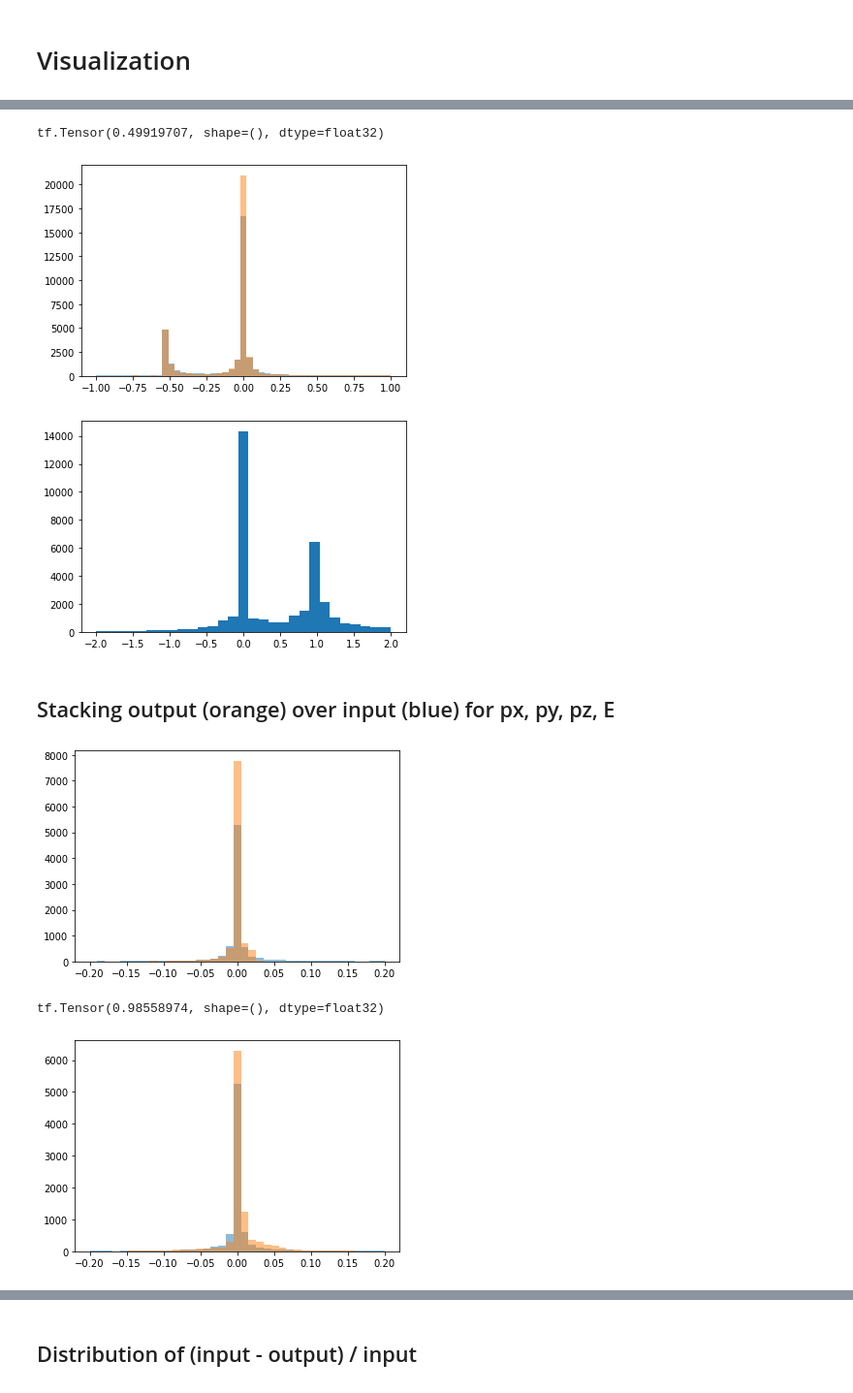
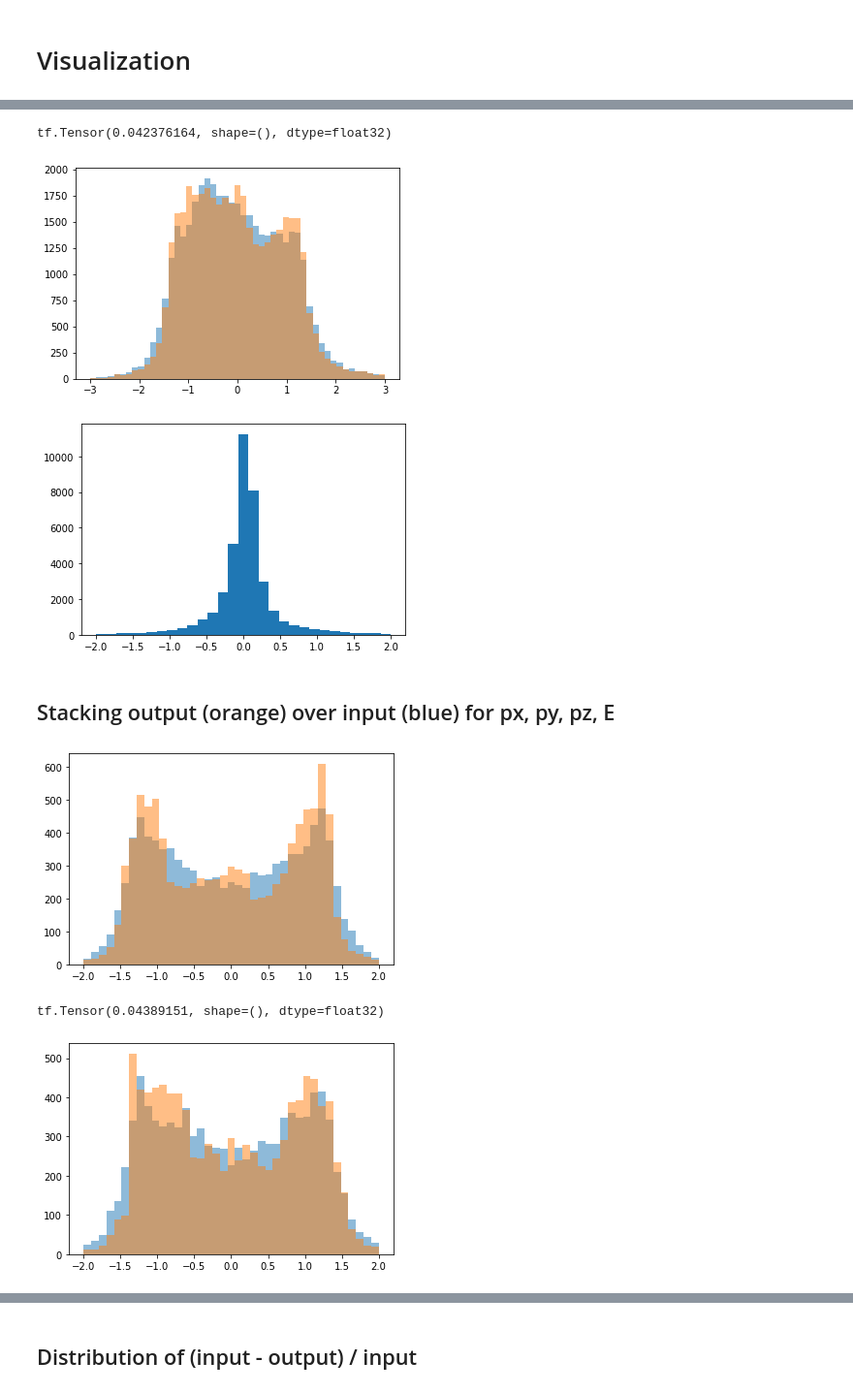
Before and after one commit to stsan9/AnomalyDetection4Jets, a Jupyter notebook: code/AE.ipynb, the cells around one changed output, grey strips where cells are left out. Shown: that part at 97% size. Drawn from its saved outputs; the diff is of its cells as text; code cells hidden in the pictures.

```diff
--- a/code/AE.ipynb
+++ b/code/AE.ipynb
@@ -9,7 +9,7 @@ import math
 # %% [markdown]
 # Pre processing
 # %%
-path = '/anomalyvol/data/jet_ver/bb1_ae_input.h5'
+path = '/anomalyvol/data/jet_ver/bb1_ae_input_leading2.h5'  # just leading 2 tags for each event
 # %%
 chunk_size = 100000
 total_size = 1000000 # 1 mil max
@@ -31,8 +31,8 @@ data = next(gen)
 for i in range(total_size // chunk_size - 1):
     data.append(next(gen))
 # %%
-# loaded_data = data
-data = loaded_data
+loaded_data = data
+# data = loaded_data
 # %%
 loaded_data
 # %% [output]
@@ -222,7 +222,7 @@ predictions = vae.predict(x_test)
 p = vae.predict(x_train)
 print(mse(p, x_train))
 # %% [output]
-tf.Tensor(0.49919707, shape=(), dtype=float32)
+tf.Tensor(0.042376164, shape=(), dtype=float32)
 # %%
 distr = (x_test - predictions) / x_test
 # %%
@@ -241,41 +241,41 @@ overall_pred = K.flatten(predictions)
 overall_input = K.flatten(x_test)
 # %%
 # overall pred vs input
-bins = np.linspace(-1, 1, 50)
+bins = np.linspace(-3, 3, 50)
 plt.hist(overall_input, bins=bins,alpha=0.5)
 plt.hist(overall_pred, bins=bins,alpha=0.5)
 plt.show()
 # %% [output]
-[figure, old version]
+[figure, new version]
 # %%
 # overall distr
 bins = np.linspace(-2, 2, 30)
 plt.hist(overall_distr, bins=bins)
 plt.show()
 # %% [output]
-[figure, old version]
+[figure, new version]
 # %% [markdown]
 ## Stacking output (orange) over input (blue) for px, py, pz, E
 # %%
 # px
-bins = np.linspace(-0.2, 0.2, 40)
+bins = np.linspace(-2, 2, 40)
 plt.hist(px, bins=bins,alpha=0.5)
 plt.hist(px_pred, bins=bins,alpha=0.5)
 plt.show()
 # %% [output]
-[figure, old version]
+[figure, new version]
 # %%
 print(mse(px,px_pred))
 # %% [output]
-tf.Tensor(0.98558974, shape=(), dtype=float32)
+tf.Tensor(0.04389151, shape=(), dtype=float32)
 # %%
 # py
-bins = np.linspace(-0.2, 0.2, 40)
+bins = np.linspace(-2, 2, 40)
 plt.hist(py, bins=bins,alpha=0.5)
 plt.hist(py_pred, bins=bins,alpha=0.5)
 plt.show()
 # %% [output]
-[figure, old version]
+[figure, new version]
 # %%
 print(mse(py,py_pred))
 # %% [output]
```
Also changed, not shown: parts of 17 cells of this notebook.
